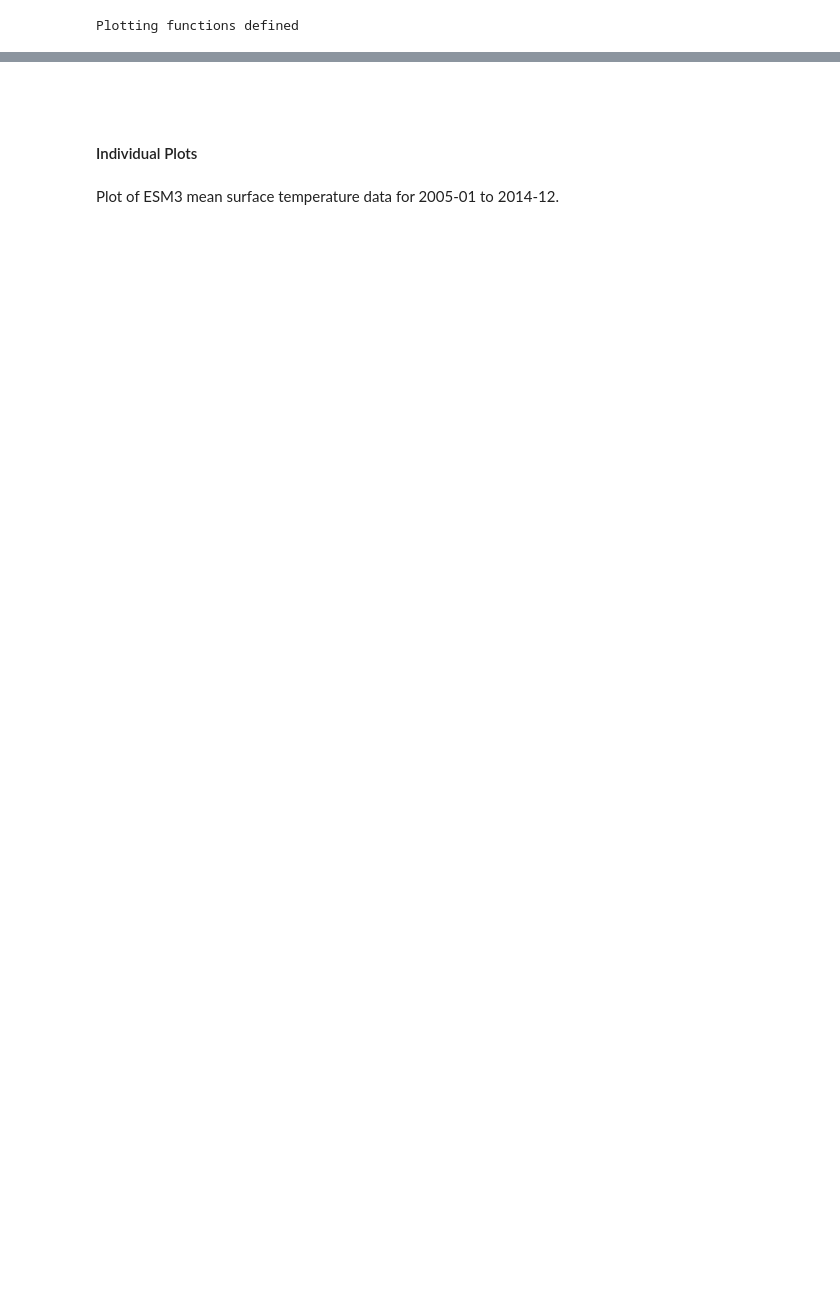
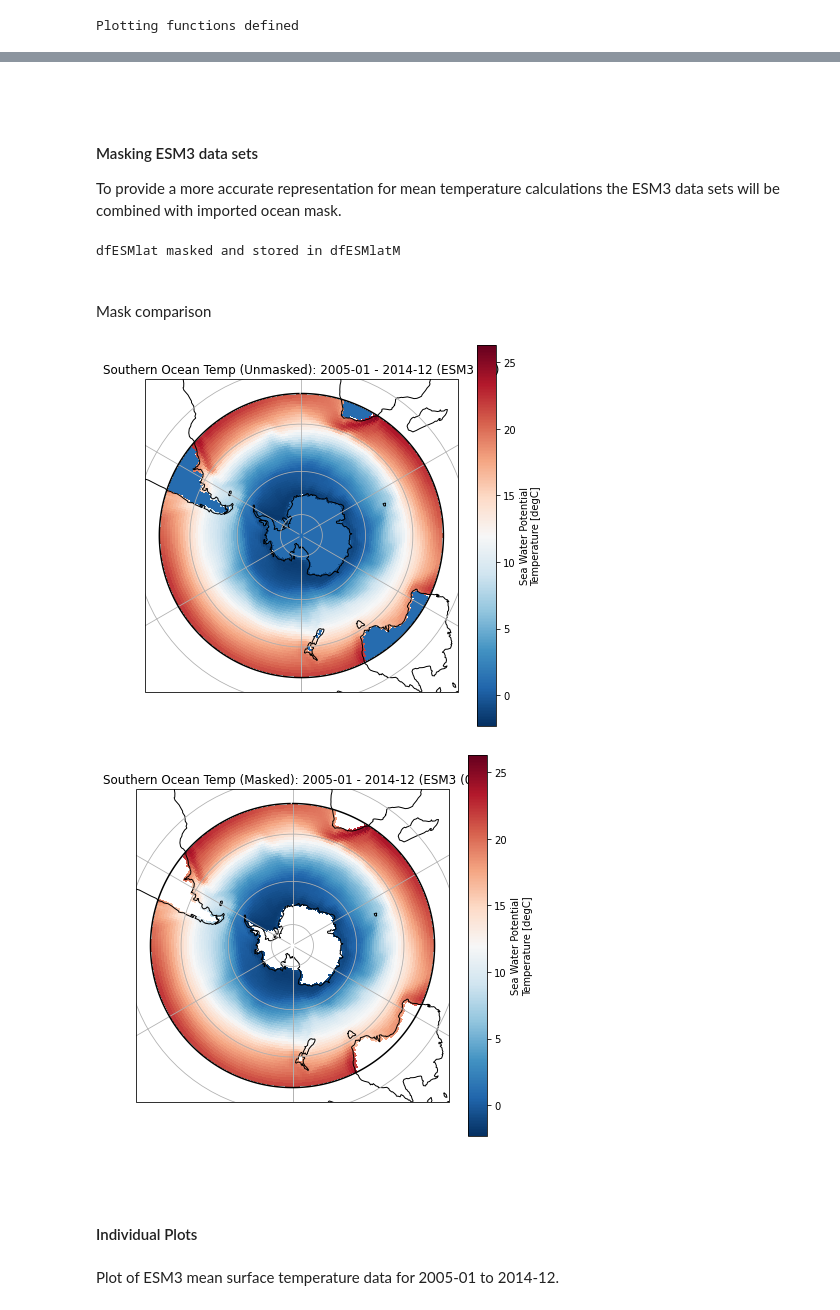
Before and after one commit to el1247/BAS_AI4ER_SAM, a Jupyter notebook: notebooks/exploratory/1.0_el_ESMvsWOA.ipynb, the cells around one changed output, grey strips where cells are left out. Cells and saved outputs as stored; diff of their text form; code cells hidden in the pictures; blank space fills up the shorter version.

```diff
--- a/notebooks/exploratory/1.0_el_ESMvsWOA.ipynb
+++ b/notebooks/exploratory/1.0_el_ESMvsWOA.ipynb
@@ -221,3 +290,24 @@ Plotting functions defined
+# %% [markdown]
+<br>
+# %% [markdown]
+#### Masking ESM3 data sets
+To provide a more accurate representation for mean temperature calculations the ESM3 data sets will be combined with imported ocean mask.
+# %%
+dfESMLatM = dfESMLat.where(oceanMask==1)
+#dfESMLatM = dfESMLatM.reset_coords(drop=True) #Currently does not work, intended to remove variable 'volcello dimension'
+print("dfESMlat masked and stored in dfESMlatM")
+#dfESMLatM #Uncomment to see data set
+# %% [output]
+dfESMlat masked and stored in dfESMlatM
+# %% [markdown]
+<br>
+Mask comparison
+# %%
+rangeMeanSurfaceTempESM('2005-01','2014-12', False, 0, 0) #Unmasked data set, runID = 0
+rangeMeanSurfaceTempESM('2005-01','2014-12', True, 0, 1) #Masked data set, runID = 0
+# %% [output]
+[figure, added]
+[figure, added]
 # %% [markdown]
 <br>
 # %% [markdown]
```
Also changed, not shown: parts of 34 cells of this notebook, 1 other file.
